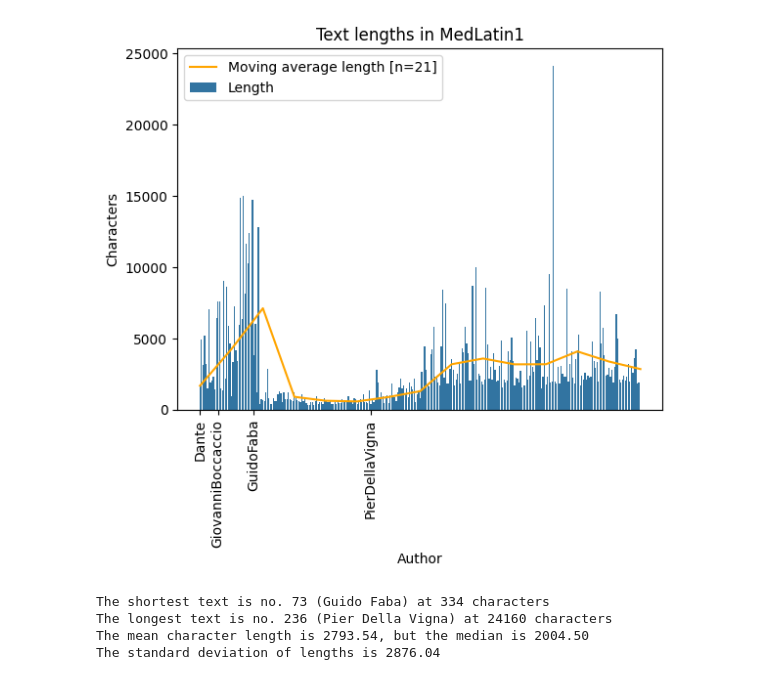
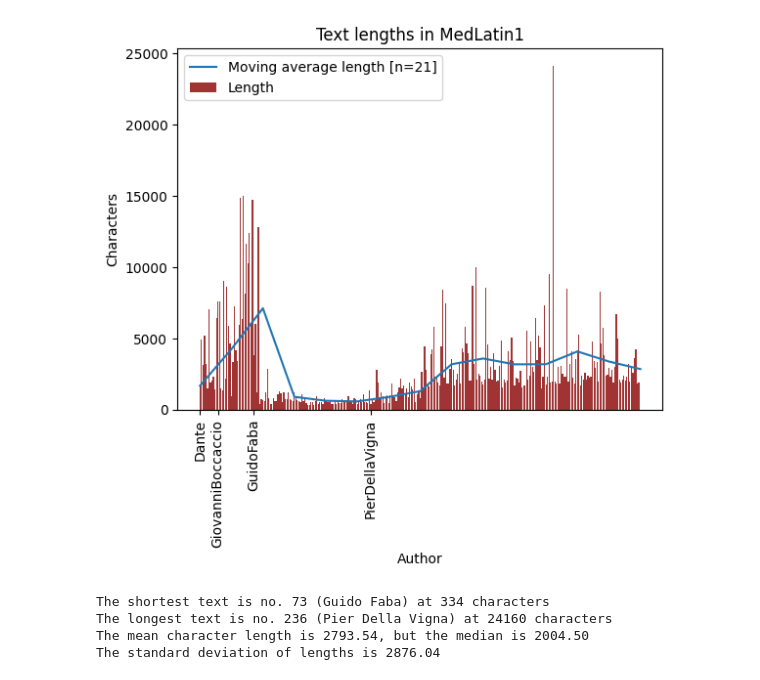
Before and after one commit to johannes-hp/BoB-thesis, a Jupyter notebook: MedLatin-scripts/medlatin1_lengths.ipynb, the cells around one changed output. Drawn from its saved outputs; the diff is of its cells as text; code cells hidden in the pictures.

Commit message:
Change colours in the plot

```diff
--- a/MedLatin-scripts/medlatin1_lengths.ipynb
+++ b/MedLatin-scripts/medlatin1_lengths.ipynb
@@ -16,25 +16,25 @@ with open('csvfiles/author_changes_idx.txt', 'r', encoding='utf-8') as f:
 # %%
 medlatin1_lens = [len(text) for text in medlatin1_texts]
 medlatin1_lens_av = [medlatin1_lens[0]]
 previous_i = 0
 window_size = 21
 for i in np.arange(window_size, len(medlatin1_lens)+1, window_size):
     window = medlatin1_lens[previous_i:i]
     medlatin1_lens_av.append(np.mean(window))
     previous_i = i
 
 fig, ax = plt.subplots()
 
-sns.barplot(medlatin1_lens, ax=ax, label='Length')
-sns.lineplot(y=medlatin1_lens_av, x=np.arange(0, len(medlatin1_lens)+1, window_size), ax=ax, color='orange', label=f'Moving average length [n={window_size}]')
+sns.barplot(medlatin1_lens, ax=ax, label='Length', color='firebrick')
+sns.lineplot(y=medlatin1_lens_av, x=np.arange(0, len(medlatin1_lens)+1, window_size), ax=ax, label=f'Moving average length [n={window_size}]')
 ax.set_title('Text lengths in MedLatin1')
 ax.set_ylabel('Characters')
 ax.set_xlabel('Author')
 ax.set_xticks(author_idx)
 ax.set_xticklabels(author_names, rotation=90)
-ax.legend();
+ax.legend(loc='upper left');
 # %% [output]
-[figure, old version]
+[figure, new version]
 # %%
 shortest = np.argmin(medlatin1_lens)
 longest = np.argmax(medlatin1_lens)
```
Also changed, not shown: 1 other file.
